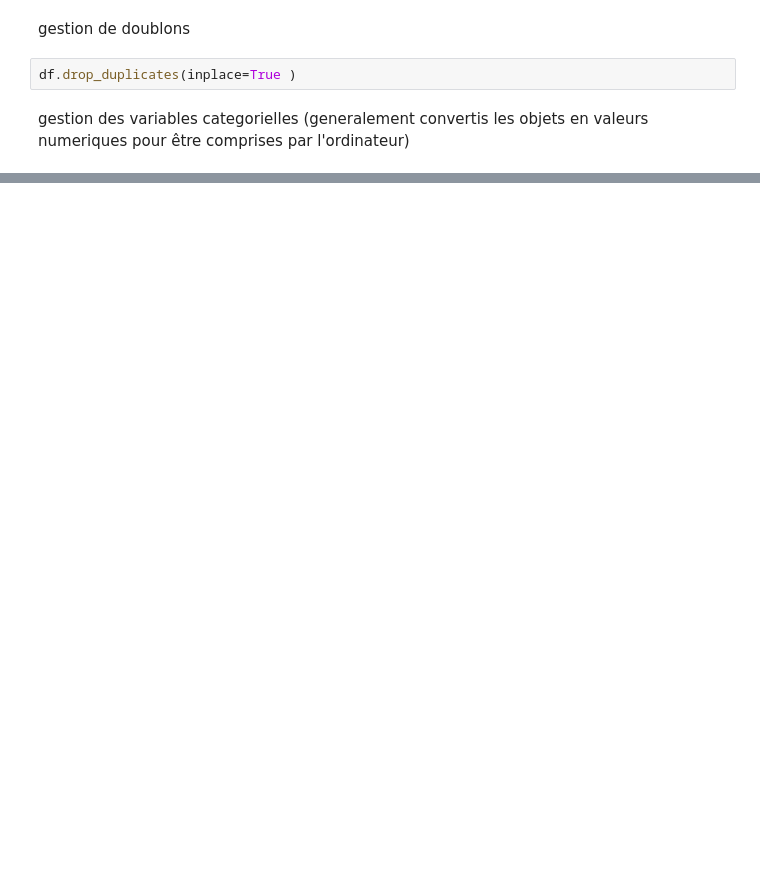
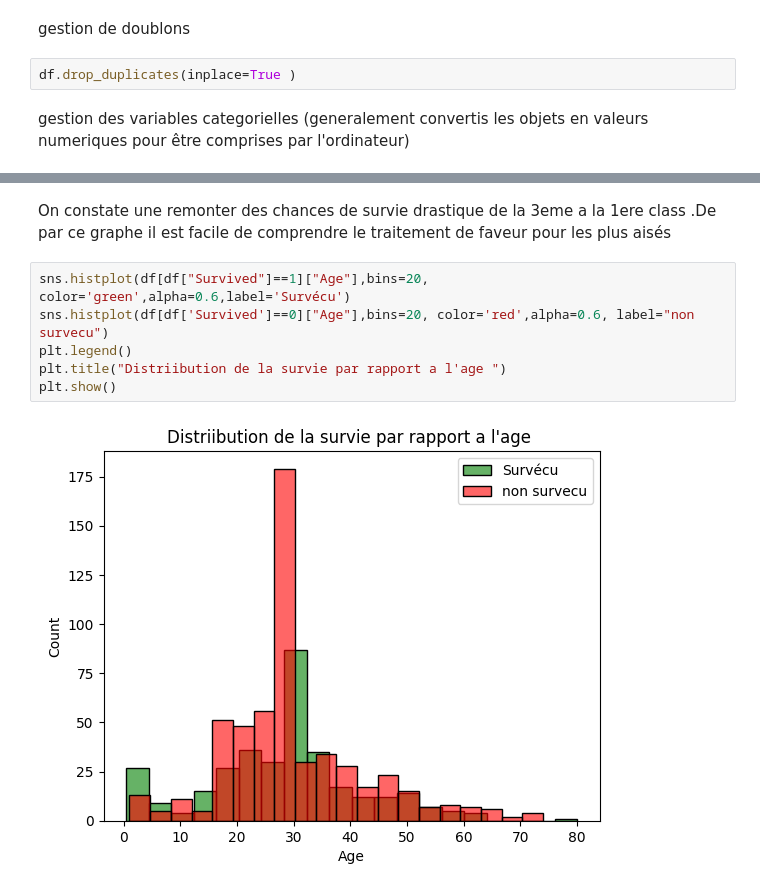
Before and after one commit to 1bryane/EDA-Titanic, a Jupyter notebook: EDA-Titanic.ipynb, the cells around one changed output, grey strips where cells are left out. Drawn from its saved outputs; the diff is of its cells as text; blank space fills up the shorter version.

```diff
--- a/EDA-Titanic.ipynb
+++ b/EDA-Titanic.ipynb
@@ -176,0 +270,10 @@ dtype: object
+# %% [markdown]
+On constate une remonter des chances de survie drastique de la 3eme a la 1ere class  .De par ce graphe il est facile de comprendre le traitement de faveur pour les plus aisés
+# %%
+sns.histplot(df[df["Survived"]==1]["Age"],bins=20, color='green',alpha=0.6,label='Survécu')
+sns.histplot(df[df['Survived']==0]["Age"],bins=20, color='red',alpha=0.6, label="non survecu")
+plt.legend()
+plt.title("Distriibution de la survie par rapport a l'age ")
+plt.show()
+# %% [output]
+[figure, added]
```
Also changed, not shown: parts of 19 cells of this notebook, 1 other file.
